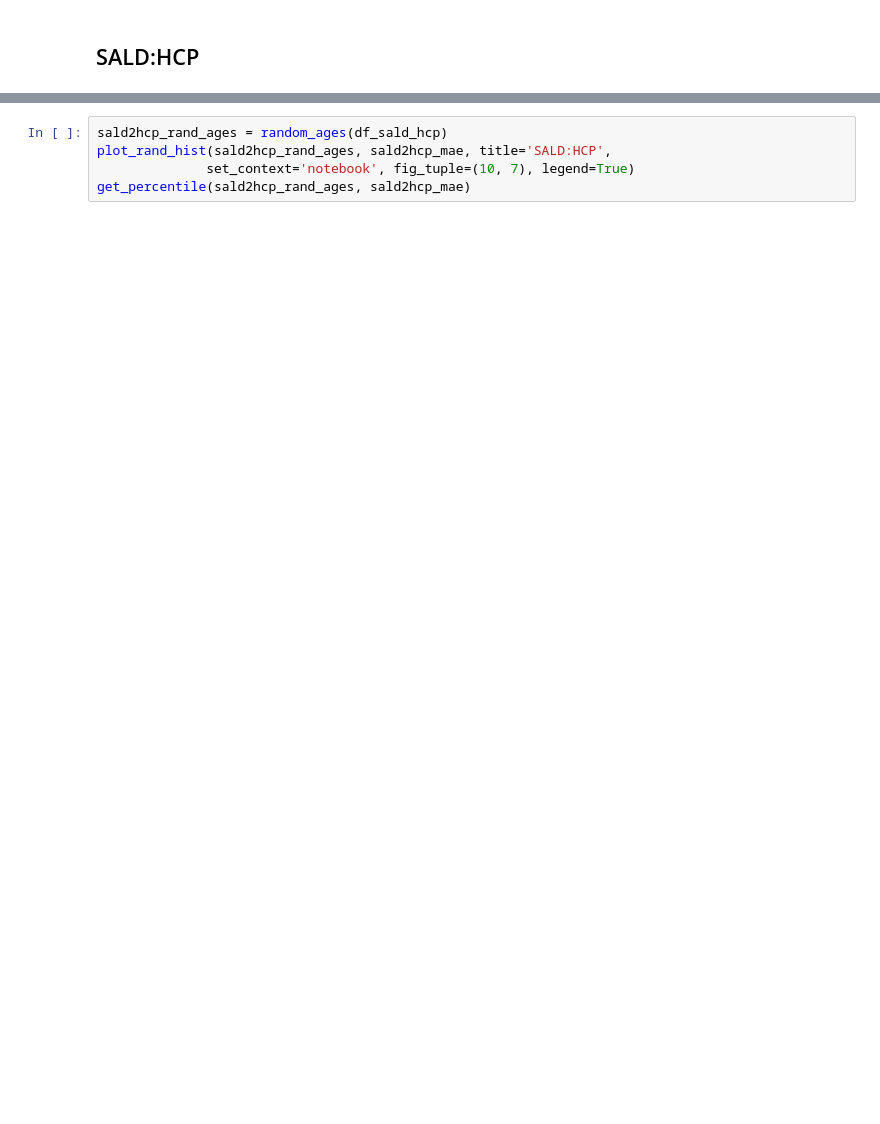
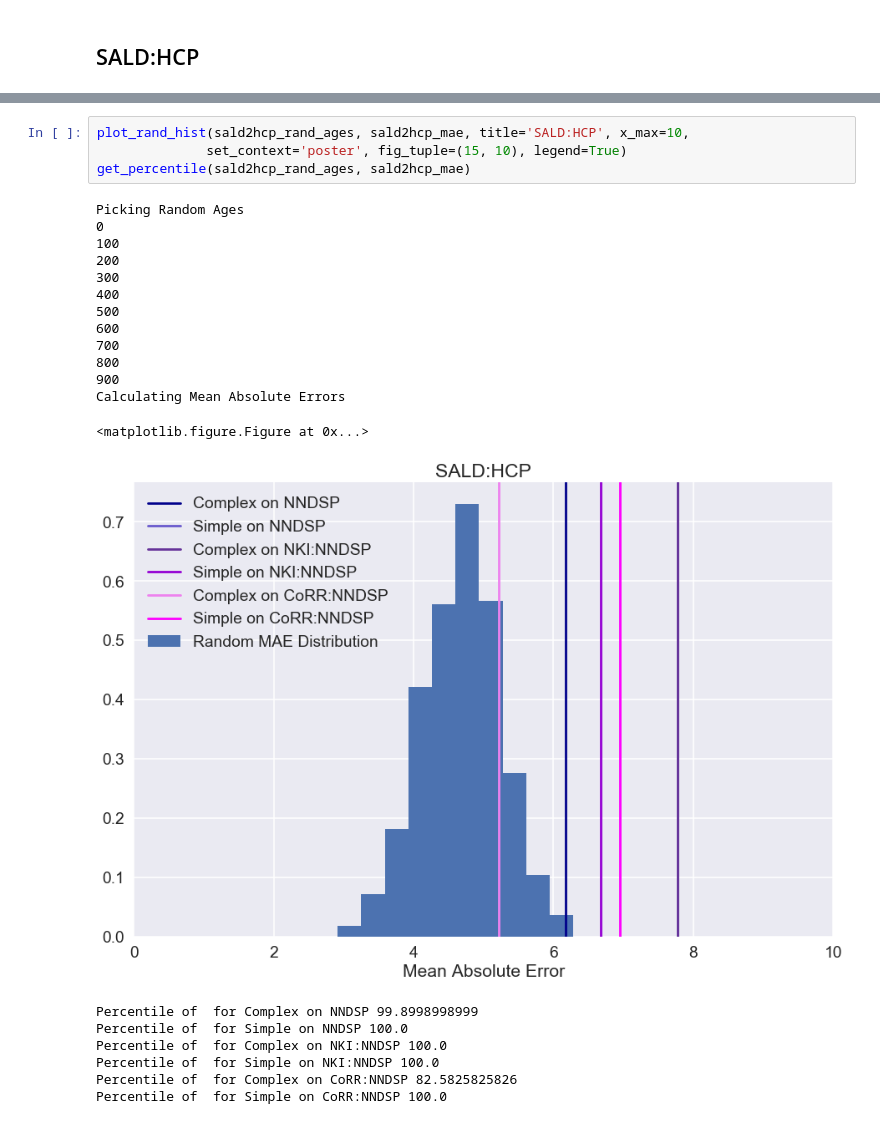
Before and after one commit to niniko1997/NNDSP, a Jupyter notebook: anal/analysis_notebooks/follow_up_analysis/hypothesis_1.ipynb, the cells around one changed output, grey strips where cells are left out. Drawn from its saved outputs; the diff is of its cells as text; blank space fills up the shorter version.

```diff
--- a/anal/analysis_notebooks/follow_up_analysis/hypothesis_1.ipynb
+++ b/anal/analysis_notebooks/follow_up_analysis/hypothesis_1.ipynb
@@ -768,5 +759,25 @@ Percentile of  for Simple on NKI:NNDSP 100.0
 # %%
-sald2hcp_rand_ages = random_ages(df_sald_hcp)
-plot_rand_hist(sald2hcp_rand_ages, sald2hcp_mae, title='SALD:HCP',
-              set_context='notebook', fig_tuple=(10, 7), legend=True)
+plot_rand_hist(sald2hcp_rand_ages, sald2hcp_mae, title='SALD:HCP', x_max=10,
+              set_context='poster', fig_tuple=(15, 10), legend=True)
 get_percentile(sald2hcp_rand_ages, sald2hcp_mae)
+# %% [output]
+Picking Random Ages
+0
+100
+200
+300
+400
+500
+600
+700
+800
+900
+Calculating Mean Absolute Errors
+<matplotlib.figure.Figure at 0x...>
+[figure, added]
+Percentile of  for Complex on NNDSP 99.8998998999
+Percentile of  for Simple on NNDSP 100.0
+Percentile of  for Complex on NKI:NNDSP 100.0
+Percentile of  for Simple on NKI:NNDSP 100.0
+Percentile of  for Complex on CoRR:NNDSP 82.5825825826
+Percentile of  for Simple on CoRR:NNDSP 100.0
```
Also changed, not shown: parts of 5 cells of this notebook, 1 other file.
